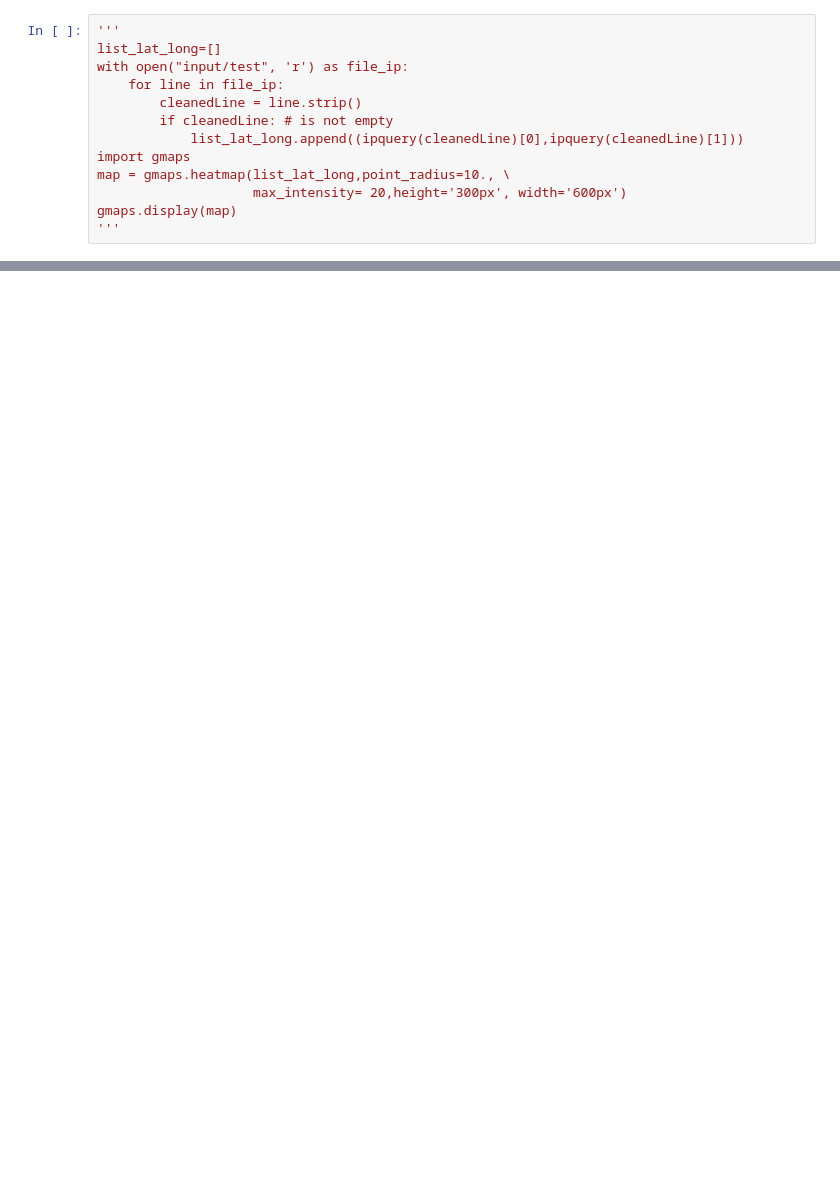
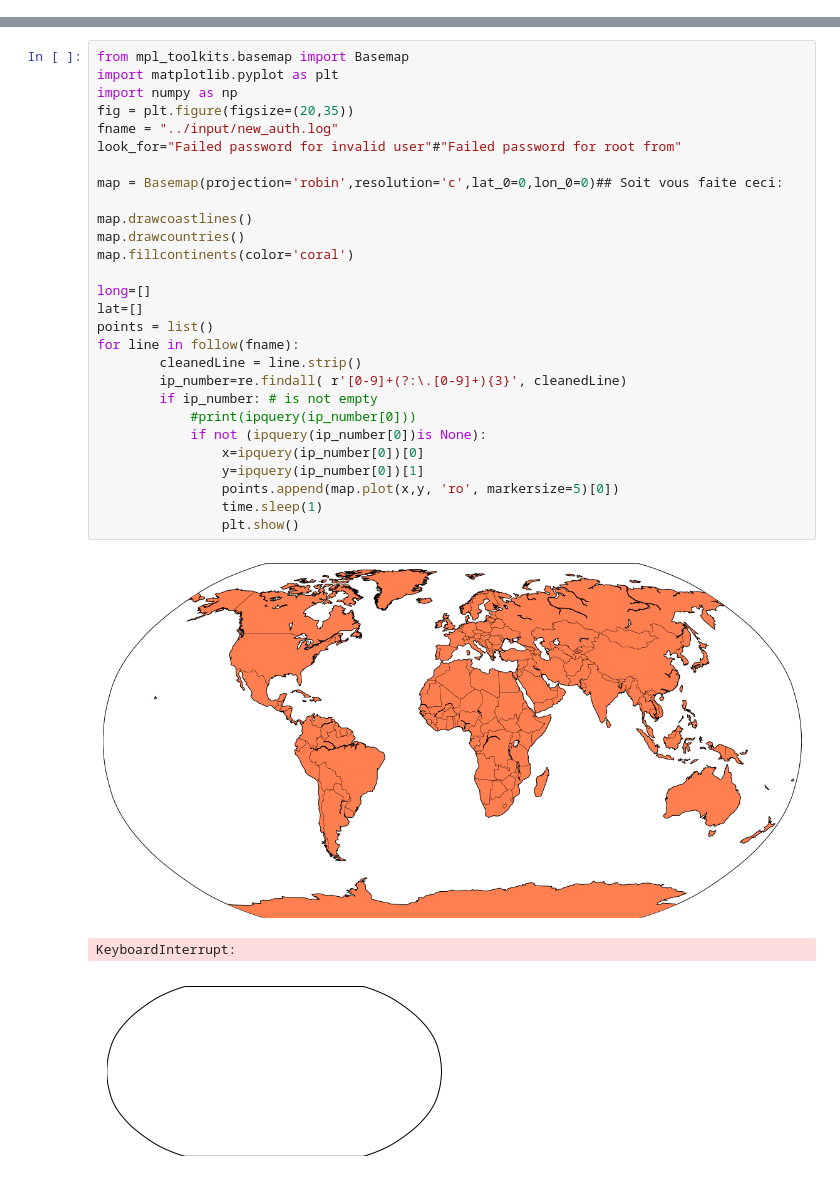
Before and after one commit to odadoun/Ipython-Notebook, a Jupyter notebook: failIP2GeoLocalisation.ipynb, the cells around one changed output, grey strips where cells are left out. Saved outputs shown, nothing was run; the diff lists cells and outputs as text; blank space fills up the shorter version.

Commit message:
Following this tuto https://www.youtube.com/watch\?v\=-X49VQgi86E

```diff
--- a/failIP2GeoLocalisation.ipynb
+++ b/failIP2GeoLocalisation.ipynb
@@ -34,13 +52,0 @@ gmaps.display(map)
-# %%
-'''
-list_lat_long=[]
-with open("input/test", 'r') as file_ip:
-    for line in file_ip:
-        cleanedLine = line.strip()
-        if cleanedLine: # is not empty
-            list_lat_long.append((ipquery(cleanedLine)[0],ipquery(cleanedLine)[1]))
-import gmaps
-map = gmaps.heatmap(list_lat_long,point_radius=10., \
-                    max_intensity= 20,height='300px', width='600px')
-gmaps.display(map)
-'''
@@ -50,0 +53,32 @@ import gmaps
+# %%
+from mpl_toolkits.basemap import Basemap
+import matplotlib.pyplot as plt
+import numpy as np
+fig = plt.figure(figsize=(20,35))
+fname = "../input/new_auth.log"
+look_for="Failed password for invalid user"#"Failed password for root from"
+
+map = Basemap(projection='robin',resolution='c',lat_0=0,lon_0=0)## Soit vous faite ceci:
+
+map.drawcoastlines()
+map.drawcountries()
+map.fillcontinents(color='coral')
+
+long=[]
+lat=[]
+points = list()
+for line in follow(fname):
+        cleanedLine = line.strip()
+        ip_number=re.findall( r'[0-9]+(?:\.[0-9]+){3}', cleanedLine)
+        if ip_number: # is not empty
+            #print(ipquery(ip_number[0]))
+            if not (ipquery(ip_number[0])is None):
+                x=ipquery(ip_number[0])[0]
+                y=ipquery(ip_number[0])[1]
+                points.append(map.plot(x,y, 'ro', markersize=5)[0])
+                time.sleep(1)
+                plt.show()
+# %% [output]
+[figure, added]
+KeyboardInterrupt:
+[figure, added]
```
Also changed, not shown: parts of 17 cells of this notebook, 2 other files.
